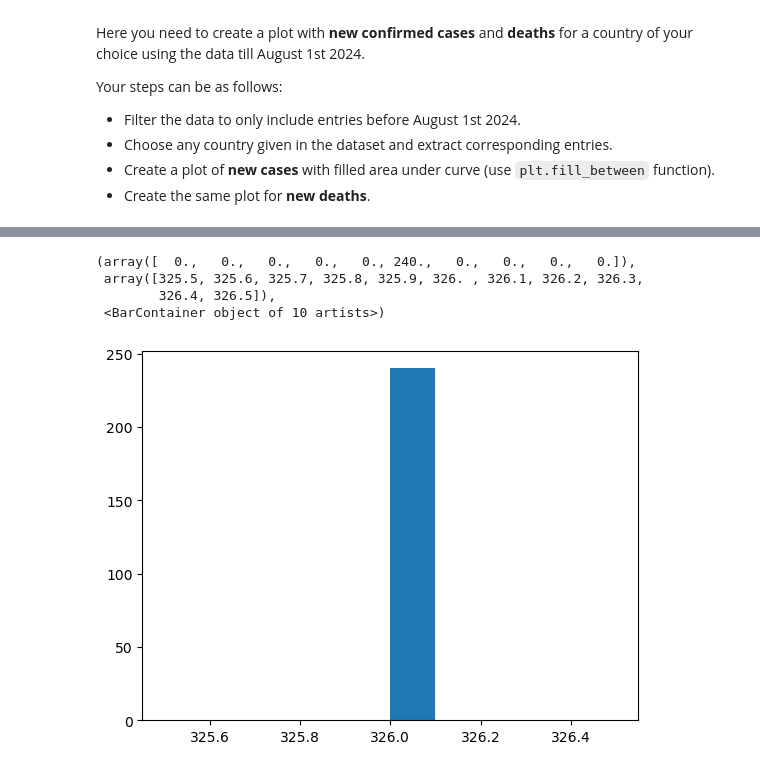
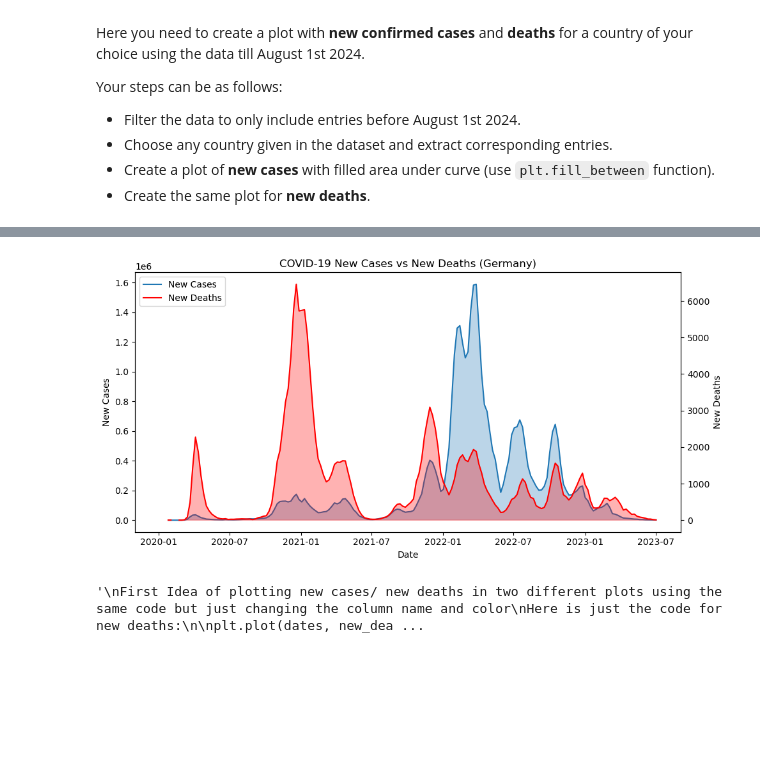
Before and after one commit to LeonLorenz147/AppliedML, a Jupyter notebook: weeks/week2_visualization/week2_my_sol.ipynb, the cells around one changed output, grey strips where cells are left out. Saved outputs shown, nothing was run; the diff lists cells and outputs as text; code cells hidden in the pictures; blank space fills up the shorter version.

```diff
--- a/weeks/week2_visualization/week2_my_sol.ipynb
+++ b/weeks/week2_visualization/week2_my_sol.ipynb
@@ -7,7 +7,8 @@ import pandas as pd
 import numpy as np
 # %%
 url = 'https://srhdpeuwpubsa.blob.core.windows.net/whdh/COVID/WHO-COVID-19-global-data.csv'
-df = pd.read_csv(url)
+df_original = pd.read_csv(url)
+df = df_original.copy()
 # Define column names
 # names = ['Date_reported', 'Country_code', 'Country', 'WHO_region', 'New_cases', 'Cumulative_cases', 'New_deaths', 'Cumulative_deaths']
 # df = pd.read_csv(url, names=names)
@@ -87,2 +113,11 @@ Your steps can be as follows:
 # %%
-df[(df["Date_reported"] < "2024-08-01") & (df["Country"] == "Germany")]
+df["Date_reported"] = pd.to_datetime(df["Date_reported"])
+
+df_filtered = df[
+    (df["Date_reported"] < "2024-08-01") &
+    (df["Country"] == "Germany")
+]
+
+dates = df_filtered["Date_reported"]
+new_cases = df_filtered["New_cases"]
+new_deaths = df_filtered["New_deaths"]
@@ -103,8 +124,56 @@ df[(df["Date_reported"] < "2024-08-01") & (df["Country"] == "Germany")]
 # %%
 import matplotlib.pyplot as plt
+
+fig, ax1 = plt.subplots(figsize=(10, 5))
+
+# LEFT axis → New Cases
+ax1.plot(dates, new_cases, label="New Cases")
+ax1.fill_between(dates, new_cases, alpha=0.3)
+ax1.set_xlabel("Date")
+ax1.set_ylabel("New Cases")
+
+# RIGHT axis → New Deaths
+ax2 = ax1.twinx()
+
+ax2.plot(dates, new_deaths, label="New Deaths", color="red")
+ax2.fill_between(dates, new_deaths, alpha=0.3, color="red")
+ax2.set_ylabel("New Deaths")
+
+# Title
+plt.title("COVID-19 New Cases vs New Deaths (Germany)")
+
+# Rotate dates
+plt.xticks(rotation=45)
+
+# Layout
+fig.tight_layout()
+
+lines_1, labels_1 = ax1.get_legend_handles_labels()
+lines_2, labels_2 = ax2.get_legend_handles_labels()
+
+ax1.legend(lines_1 + lines_2, labels_1 + labels_2, loc="upper left")
+
+plt.show()
 # %% [output]
-(array([  0.,   0.,   0.,   0.,   0., 240.,   0.,   0.,   0.,   0.]),
- array([325.5, 325.6, 325.7, 325.8, 325.9, 326. , 326.1, 326.2, 326.3,
-        326.4, 326.5]),
- <BarContainer object of 10 artists>)
-[figure, old version]
+[figure, new version]
+# %%
+"""
+First Idea of plotting new cases/ new deaths in two different plots using the same code but just changing the column name and color
+Here is just the code for new deaths:
+
+plt.plot(dates, new_deaths, label="New Deaths", color="red")
+plt.fill_between(dates, new_deaths, alpha=0.3)
+
+plt.xlabel("Date")
+plt.ylabel("Number of Deaths")
+plt.title("COVID-19 New Deaths in Germany")
+plt.legend()
+
+plt.xticks(rotation=45)
+plt.tight_layout()
+
+plt.show()
+
+"""
+# %% [output]
+'\nFirst Idea of plotting new cases/ new deaths in two different plots using the same code but just changing the column name and color\nHere is just the code for new deaths:\n\nplt.plot(dates, new_dea ...
```
Also changed, not shown: parts of 16 cells of this notebook, 3 other files.
